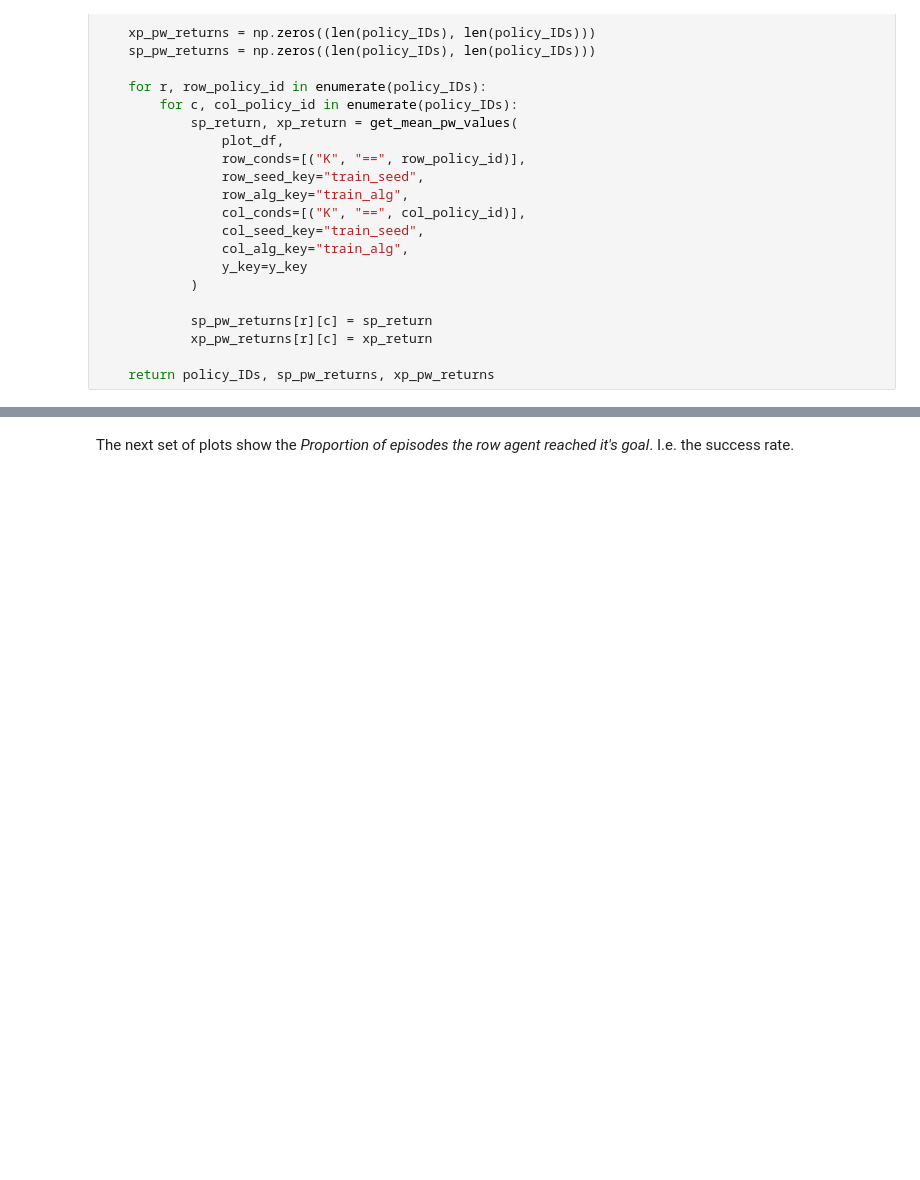
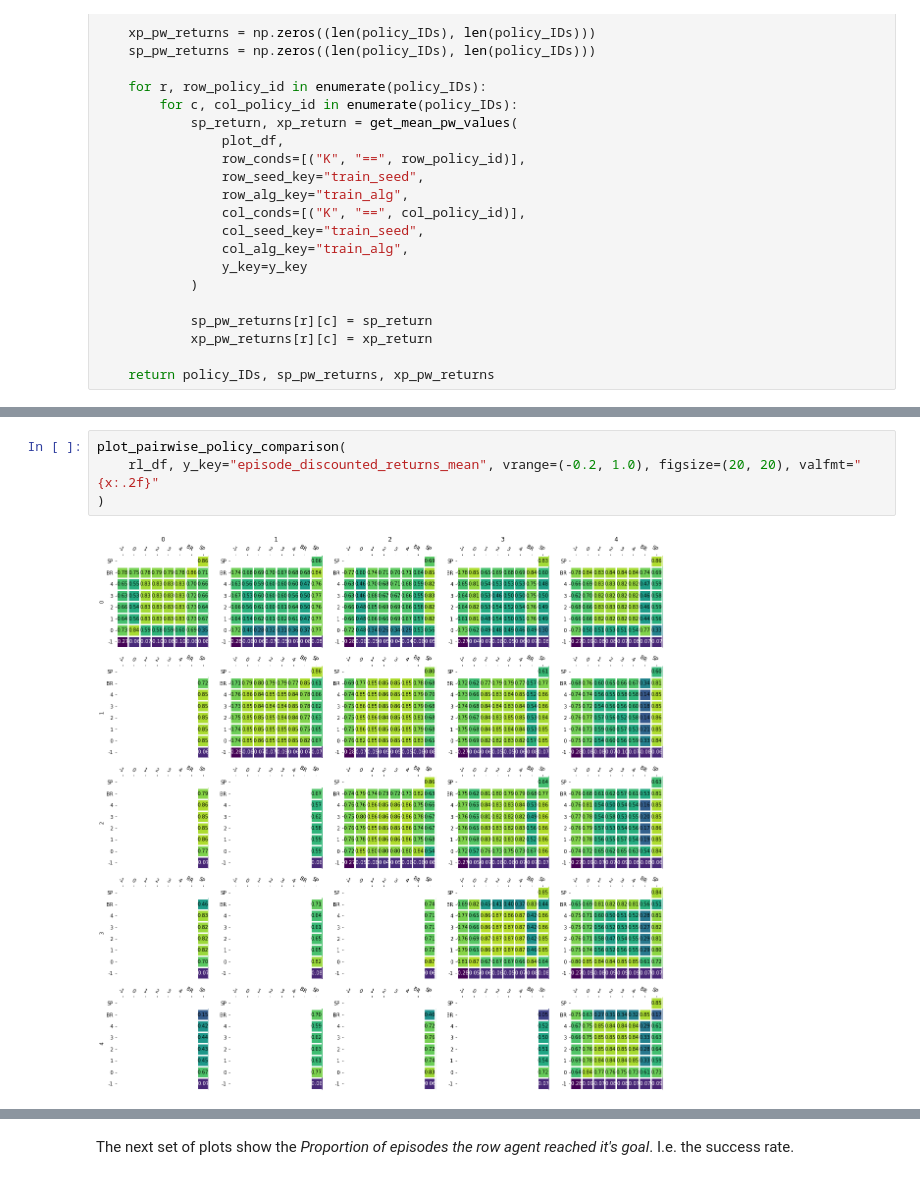
Before and after one commit to Jjschwartz/potmmcp, a Jupyter notebook: experiments/Driving/pairwise_analysis_v2.ipynb, the cells around one changed output, grey strips where cells are left out. Drawn from its saved outputs; the diff is of its cells as text; blank space fills up the shorter version.

```diff
--- a/experiments/Driving/pairwise_analysis_v2.ipynb
+++ b/experiments/Driving/pairwise_analysis_v2.ipynb
@@ -515,0 +603,6 @@ def plot_rl_pw_comparison(plot_df, y_key: str,  vrange: Optional[Tuple[float, fl
+# %%
+plot_pairwise_policy_comparison(
+    rl_df, y_key="episode_discounted_returns_mean", vrange=(-0.2, 1.0), figsize=(20, 20), valfmt="{x:.2f}"
+)
+# %% [output]
+[figure, added]
```
Also changed, not shown: parts of 15 cells of this notebook, 20 other files.
